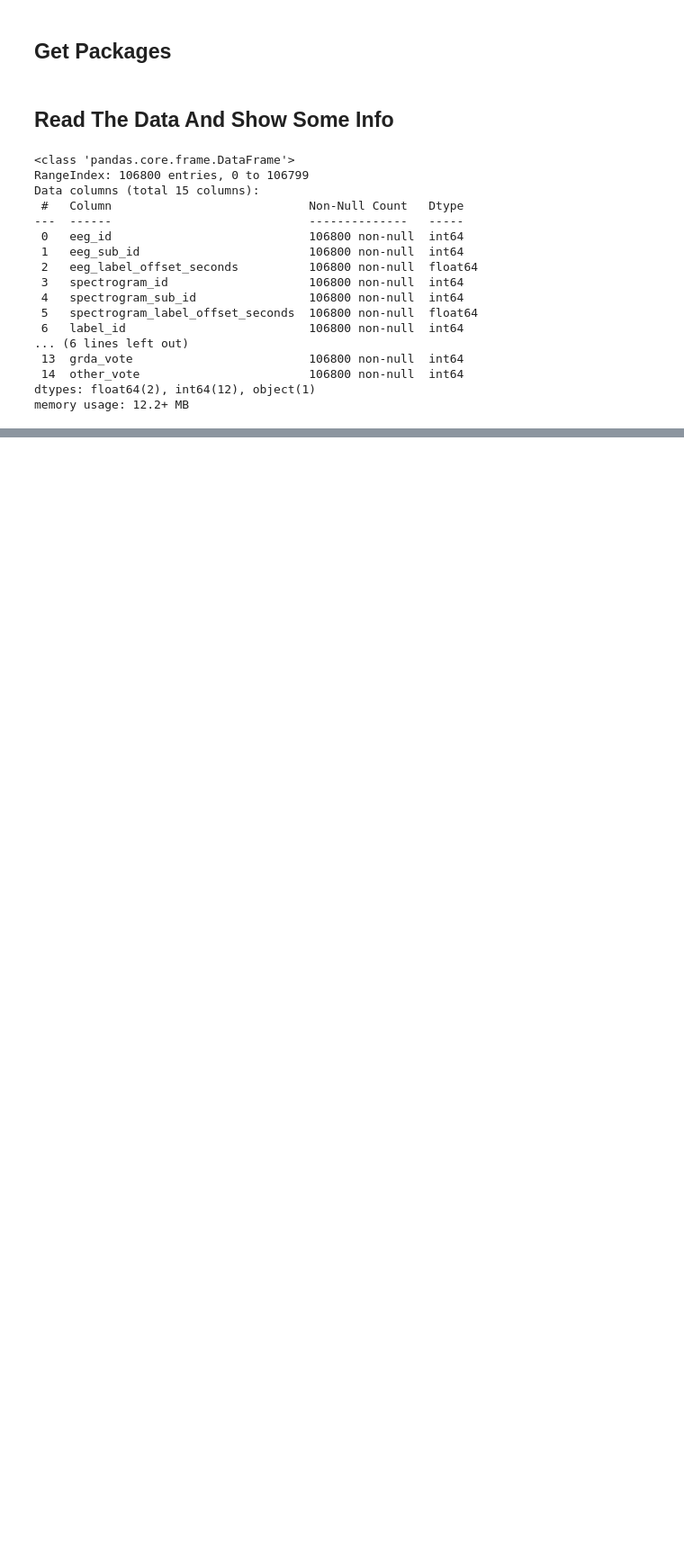
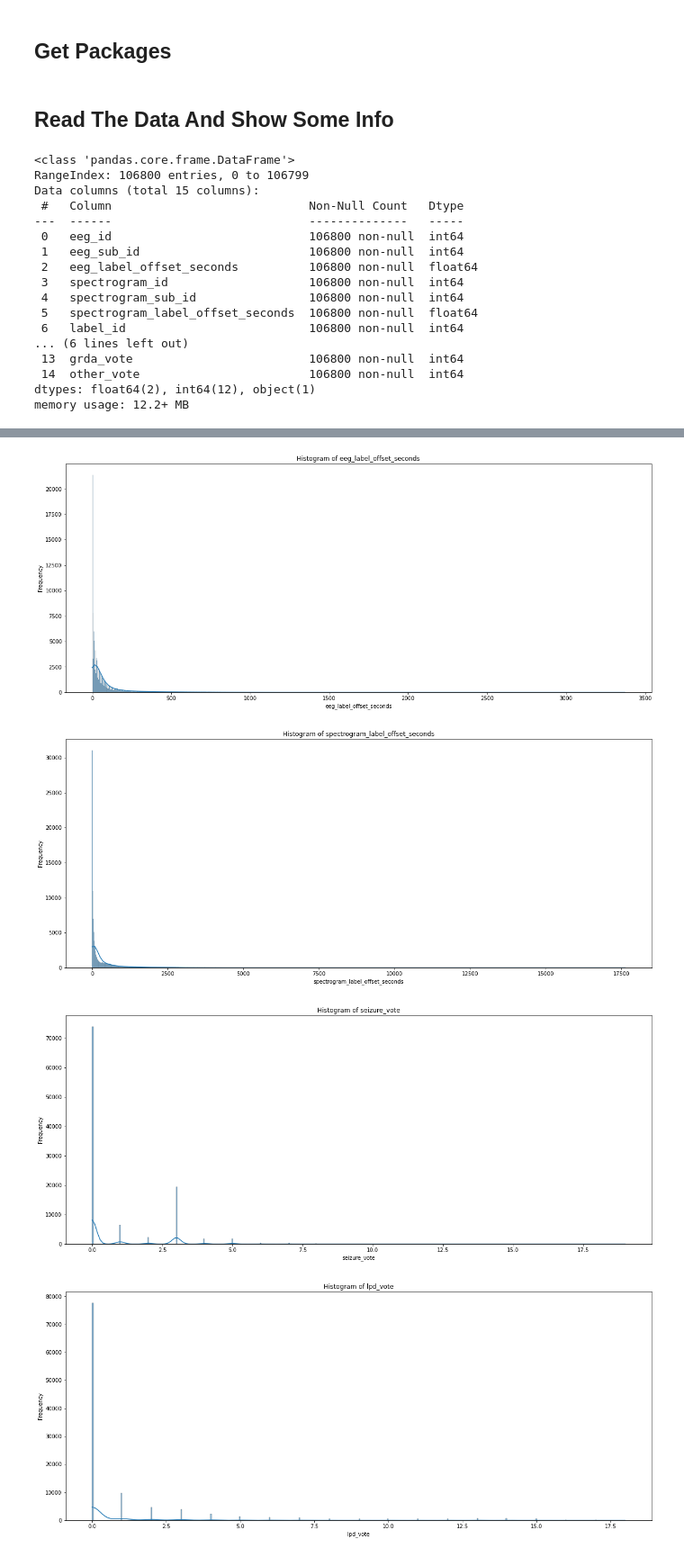
Before and after one commit to Hossam-elganainy/HMSProject, a Jupyter notebook: NoteBook.ipynb, the cells around one changed output, grey strips where cells are left out. Shown at 90% size. Saved outputs shown, nothing was run; the diff lists cells and outputs as text; code cells hidden in the pictures; blank space fills up the shorter version.

```diff
--- a/NoteBook.ipynb
+++ b/NoteBook.ipynb
@@ -73,8 +89,0 @@ dataset_wo_ids = df.drop(id_columns,axis=1)
-# %%
-for column in dataset_wo_ids.select_dtypes(include='number'):
-    plt.figure(figsize=(30, 12))  # Set the figure size
-    sns.histplot(data=df, x=column, kde=True)  # Create the histogram with KDE (Kernel Density Estimation)
-    plt.title(f'Histogram of {column}')
-    plt.xlabel(column)
-    plt.ylabel('Frequency')
-    plt.show()
@@ -89,0 +113,13 @@ for column in dataset_wo_ids.select_dtypes(include='number'):
+# %%
+for column in dataset_wo_ids.select_dtypes(include='number'):
+    plt.figure(figsize=(20, 8))  # Set the figure size
+    sns.histplot(data=df, x=column, kde=True)  # Create the histogram with KDE (Kernel Density Estimation)
+    plt.title(f'Histogram of {column}')
+    plt.xlabel(column)
+    plt.ylabel('Frequency')
+    plt.show()
+# %% [output]
+[figure, added]
+[figure, added]
+[figure, added]
+[figure, added]
```
Also changed, not shown: parts of 29 cells of this notebook, 4 other files.
